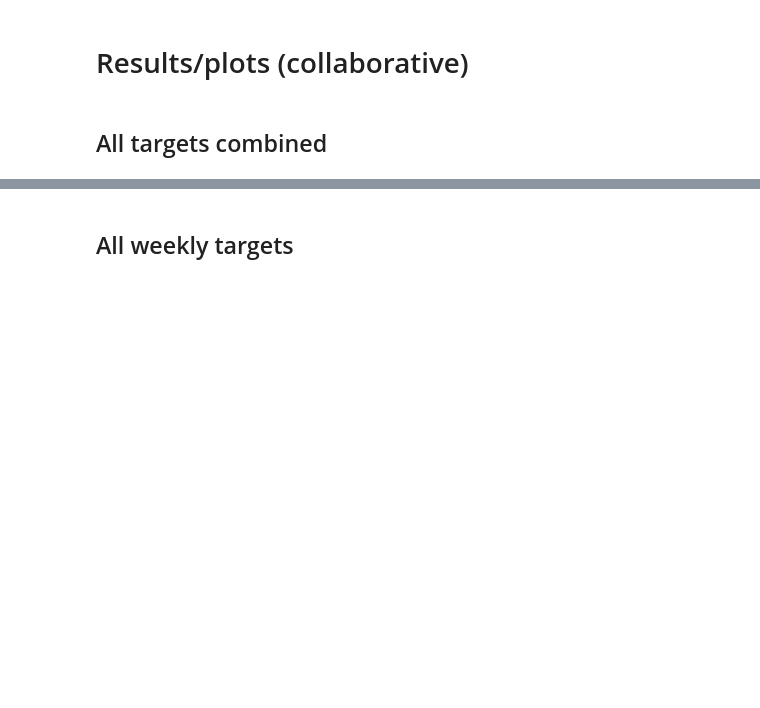
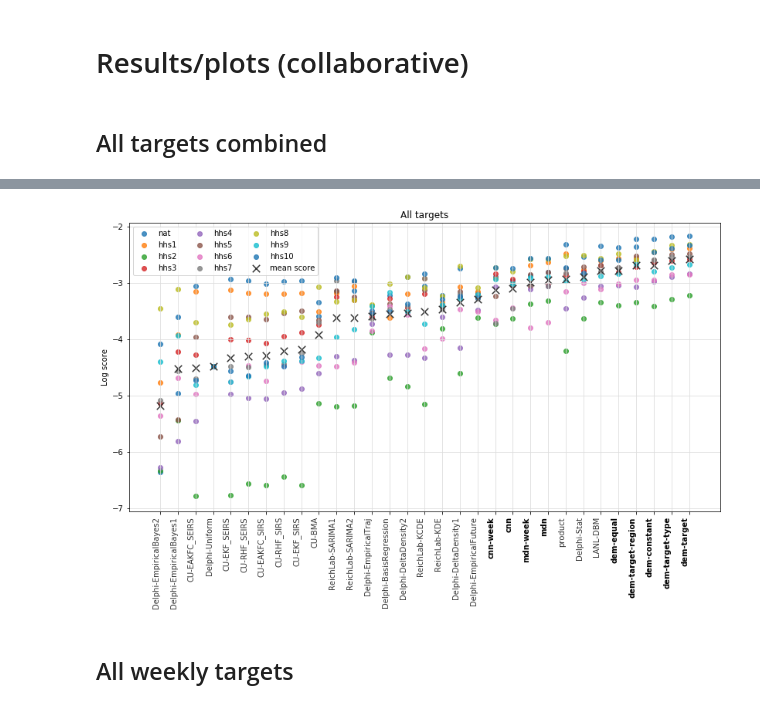
Before and after one commit to reichlab/neural-stack, a Jupyter notebook: notebooks/4.0-results-collaborative.ipynb, the cells around one changed output, grey strips where cells are left out. Cells and saved outputs as stored; diff of their text form; code cells hidden in the pictures; blank space fills up the shorter version.

Commit message:
Update plots and save pdfs

```diff
--- a/notebooks/4.0-results-collaborative.ipynb
+++ b/notebooks/4.0-results-collaborative.ipynb
@@ -18,4 +14,5 @@ def pd2alt(df):
 # %%
 EXP_NAME = "collaborative"
 TARGET_NAMES = [1, 2, 3, 4, "peak", "peak_wk", "onset_wk"]
+REGION_NAMES = ["nat", *[f"hhs{i}" for i in range(1, 11)]]
 # %%
@@ -49,2 +38,37 @@ def plot_all():
+# %%
+def plot_target(select_fn, label):
+    """
+    Create a plot for the given selection with label
+    """
+
+    def _is_ensemble(tick):
+        return any([tick.get_text().startswith(e) for e in ["dem", "mdn", "cnn"]])
+
+    df = read_scores()
+    df = df[df["target"].map(select_fn)]
+    df = df.groupby(by=["model", "region"]).mean().reset_index()
+
+    fig, ax = plt.subplots(figsize=(12, 8))
+
+    sorted_df = df.groupby(by=["model"]).mean().reset_index().sort_values("score")
+    for region in REGION_NAMES:
+        sub = df[df["region"] == region].merge(sorted_df, on="model", suffixes=("", "_mean"))
+        sub = sub.sort_values("score_mean").reset_index()
+        ax.scatter(x=range(sub.shape[0]), y=sub["score"], alpha=0.8, label=region)
+    ax.scatter(x=range(sorted_df.shape[0]), y=sorted_df["score"],
+               s=90, c="#333333", marker="x", label="mean score")
+    ax.set_xticks(range(sorted_df.shape[0]))
+    ax.set_xticklabels(sorted_df["model"])
+    ax.set_ylabel("Log score")
+    ax.set_title(label)
+    ax.grid(True, axis="both", color="#dddddd")
+    ax.legend(ncol=3)
+    [t.set_color("#333333") for t in ax.get_xticklabels() if not _is_ensemble(t)]
+    [t.set_weight("bold") for t in ax.get_xticklabels() if _is_ensemble(t)]
+
+    plt.setp(ax.get_xticklabels(), rotation=90, horizontalalignment='right')
+    plt.tight_layout(pad=3)
+    plt.savefig(f"../plots/{EXP_NAME}/{label.lower().strip().replace(' ', '-')}.pdf")
+    plt.show()
 # %% [markdown]
 ## All targets combined
@@ -89,2 +75,6 @@ def plot_target_type(target_type):
+# %%
+plot_target(lambda x: True, "All targets")
+# %% [output]
+[figure, added]
 # %% [markdown]
 ## All weekly targets
```
Also changed, not shown: parts of 24 cells of this notebook, 21 other files.
